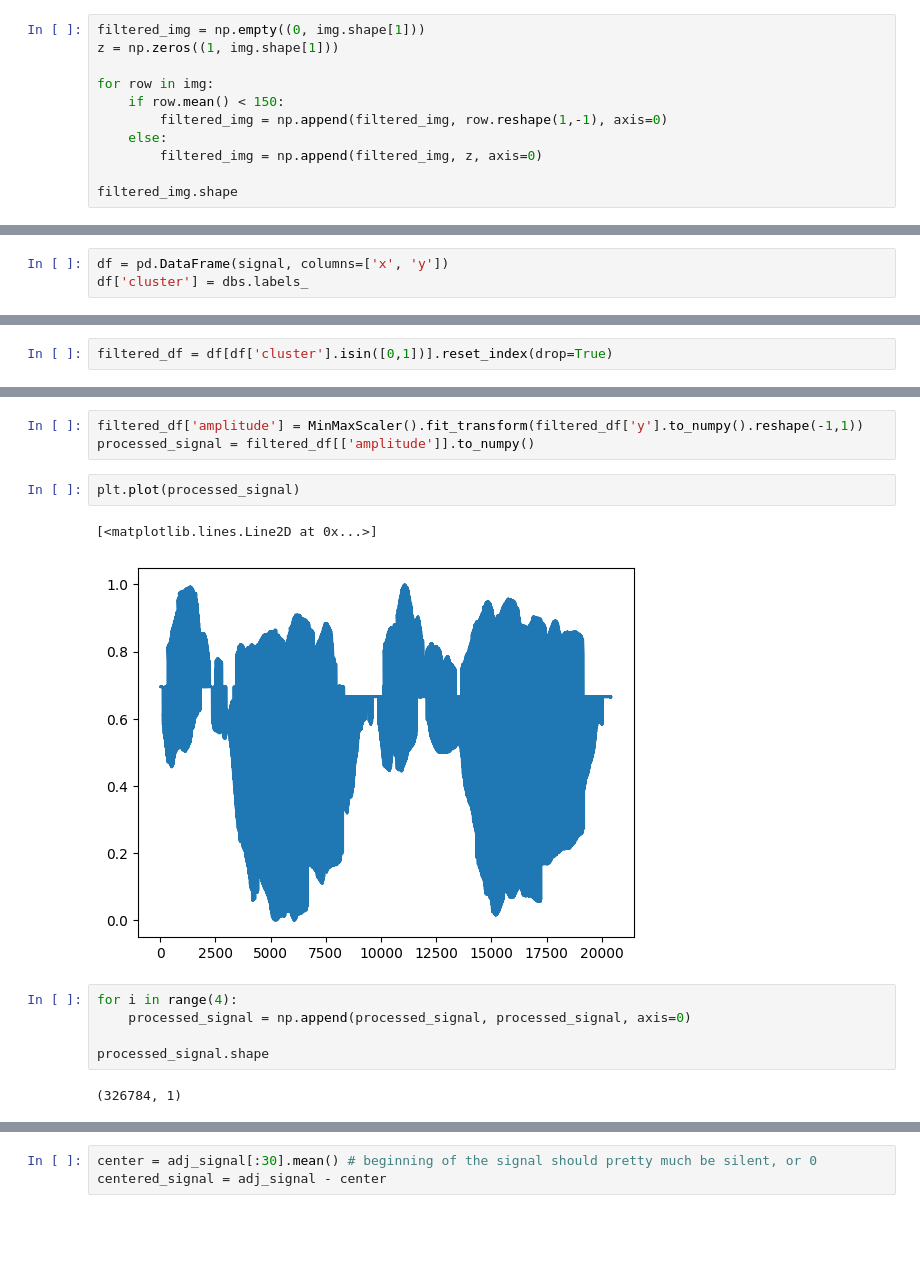
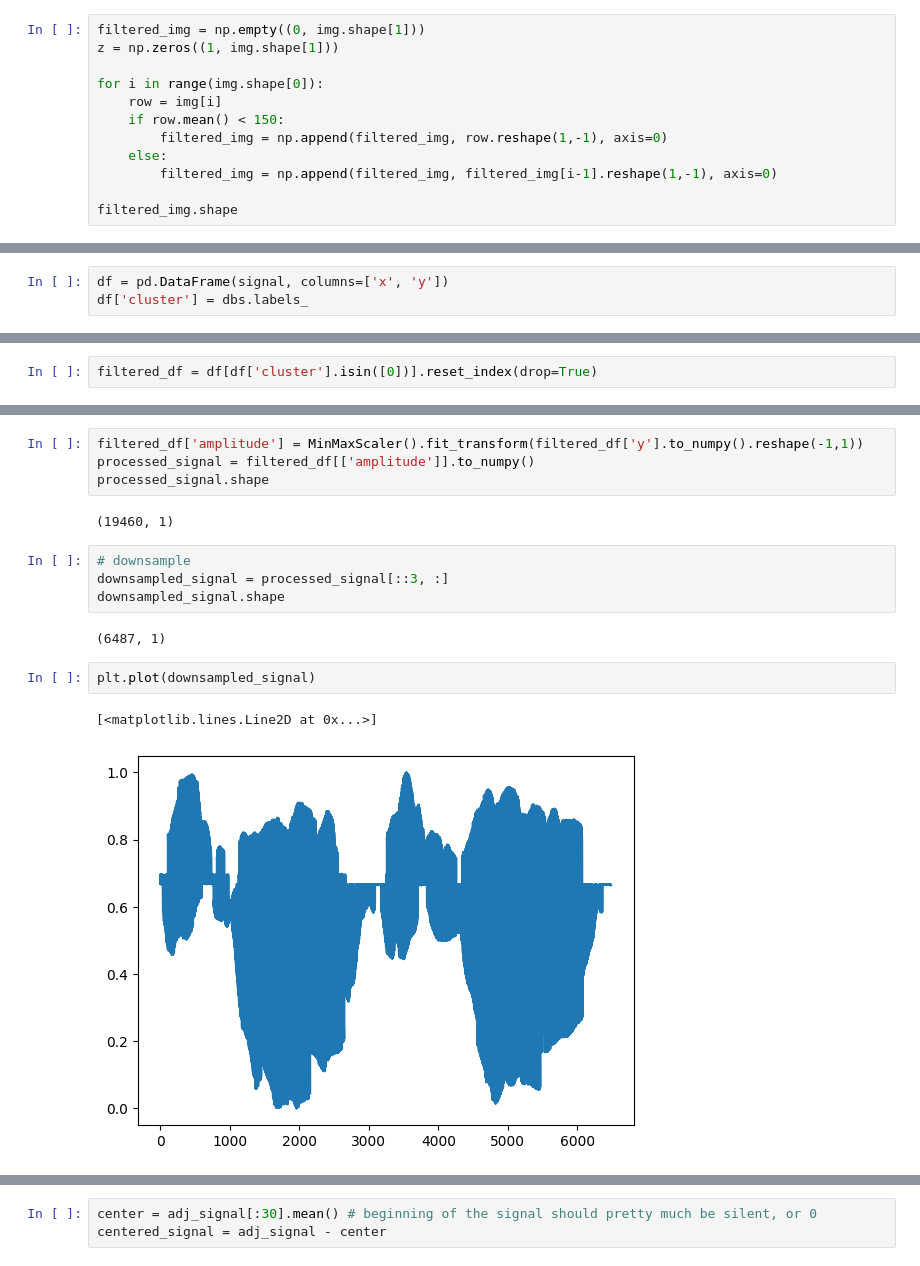
Before and after one commit to nastory/heartbeat, a Jupyter notebook: heartbeat.ipynb, the cells around one changed output, grey strips where cells are left out. Cells and saved outputs as stored; diff of their text form; blank space fills up the shorter version.

```diff
--- a/heartbeat.ipynb
+++ b/heartbeat.ipynb
@@ -57,11 +58,12 @@ plt.show()
 filtered_img = np.empty((0, img.shape[1]))
 z = np.zeros((1, img.shape[1]))
 
-for row in img:
+for i in range(img.shape[0]):
+    row = img[i]
     if row.mean() < 150:
         filtered_img = np.append(filtered_img, row.reshape(1,-1), axis=0)
     else:
-        filtered_img = np.append(filtered_img, z, axis=0)
+        filtered_img = np.append(filtered_img, filtered_img[i-1].reshape(1,-1), axis=0)
 
 filtered_img.shape
 # %% [output]
@@ -127,5 +181,5 @@ plt.show()
 # %%
-filtered_df = df[df['cluster'].isin([0,1])].reset_index(drop=True)
+filtered_df = df[df['cluster'].isin([0])].reset_index(drop=True)
 # %%
 plt.title('Outliers Removed')
 plt.scatter(x=filtered_df.x, y=filtered_df.y, c=filtered_df.cluster)
@@ -135,15 +189,17 @@ plt.show()
 # %%
 filtered_df['amplitude'] = MinMaxScaler().fit_transform(filtered_df['y'].to_numpy().reshape(-1,1))
 processed_signal = filtered_df[['amplitude']].to_numpy()
+processed_signal.shape
+# %% [output]
+(19460, 1)
+# %%
+# downsample
+downsampled_signal = processed_signal[::3, :]
+downsampled_signal.shape
+# %% [output]
+(6487, 1)
 # %%
-plt.plot(processed_signal)
+plt.plot(downsampled_signal)
 # %% [output]
 [<matplotlib.lines.Line2D at 0x...>]
-[figure, old version]
+[figure, new version]
-# %%
-for i in range(4):
-    processed_signal = np.append(processed_signal, processed_signal, axis=0)
-
-processed_signal.shape
-# %% [output]
-(326784, 1)
```
Also changed, not shown: parts of 15 cells of this notebook, 9 other files.
